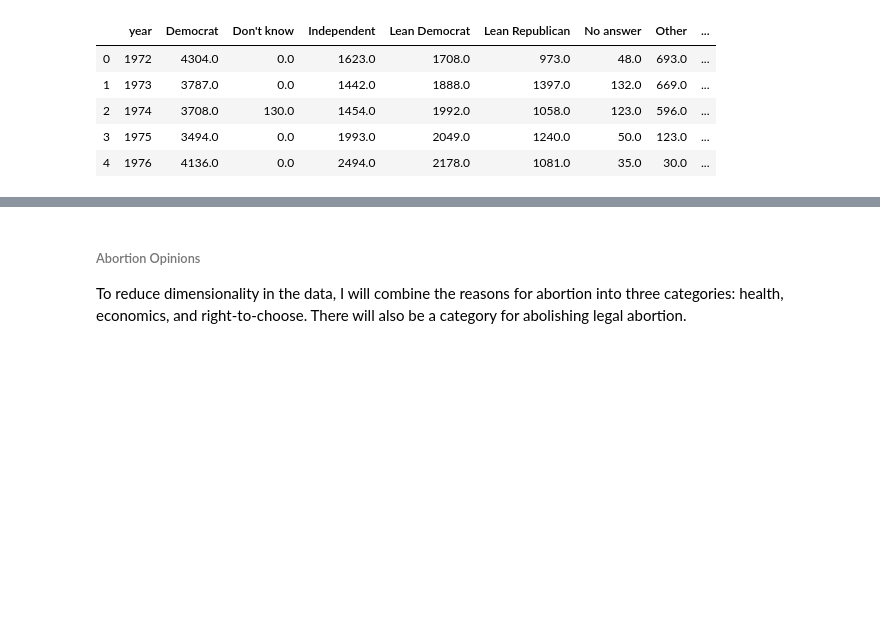
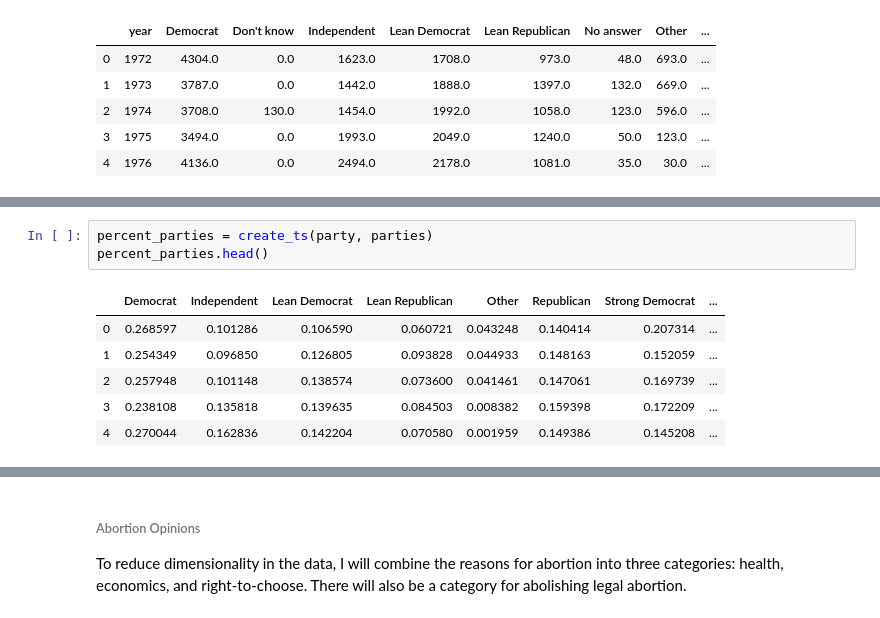
Before and after one commit to shsobieski/Faultlines, a Jupyter notebook: cleaning.ipynb, the cells around one changed output, grey strips where cells are left out. Cells and saved outputs as stored; diff of their text form; blank space fills up the shorter version.

```diff
--- a/cleaning.ipynb
+++ b/cleaning.ipynb
@@ -130,2 +154,12 @@ for party in parties:
+# %%
+percent_parties = create_ts(party, parties)
+percent_parties.head()
+# %% [output]
+|  | Democrat | Independent | Lean Democrat | Lean Republican | Other | Republican | Strong Democrat | ... |
+| 0 | 0.268597 | 0.101286 | 0.106590 | 0.060721 | 0.043248 | 0.140414 | 0.207314 | ... |
+| 1 | 0.254349 | 0.096850 | 0.126805 | 0.093828 | 0.044933 | 0.148163 | 0.152059 | ... |
+| 2 | 0.257948 | 0.101148 | 0.138574 | 0.073600 | 0.041461 | 0.147061 | 0.169739 | ... |
+| 3 | 0.238108 | 0.135818 | 0.139635 | 0.084503 | 0.008382 | 0.159398 | 0.172209 | ... |
+| 4 | 0.270044 | 0.162836 | 0.142204 | 0.070580 | 0.001959 | 0.149386 | 0.145208 | ... |
 # %%
 grouped.columns
```
Also changed, not shown: parts of 8 cells of this notebook, 1 other file.
